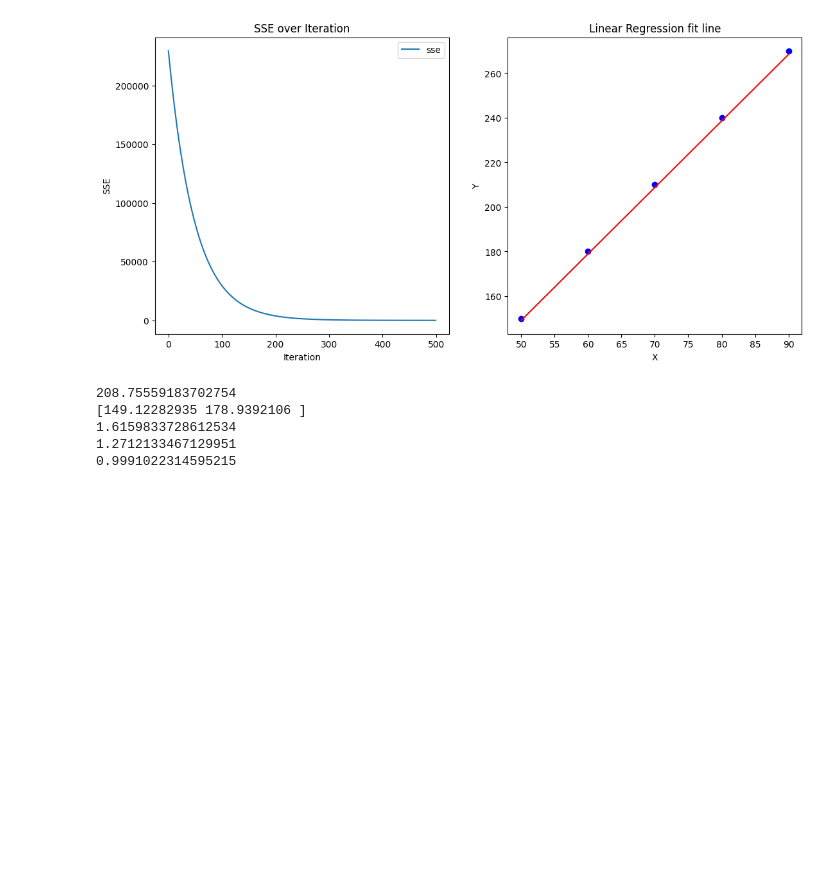
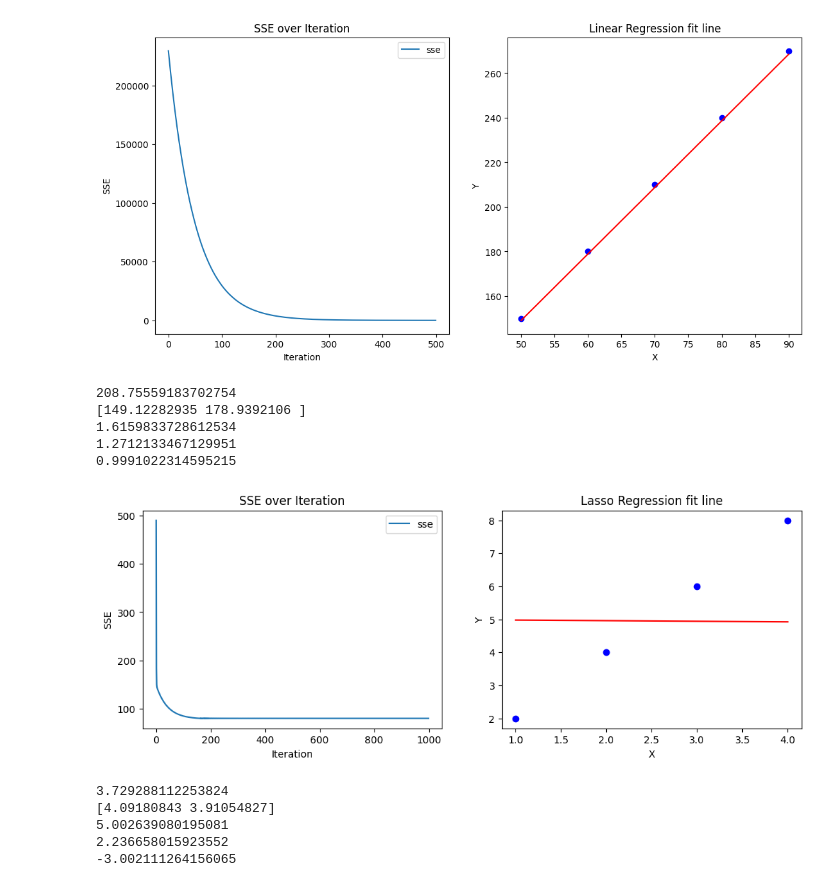
Before and after one commit to mariamgaber123/DEPI_ONL4_AIS2_S2, a Jupyter notebook: machine_learning/Tasks/test.ipynb, the cells around one changed output. Drawn from its saved outputs; the diff is of its cells as text; code cells hidden in the pictures; blank space fills up the shorter version.

Commit message:
Ridge,Lasso,Polynomial Tasks

```diff
--- a/machine_learning/Tasks/test.ipynb
+++ b/machine_learning/Tasks/test.ipynb
@@ -38,3 +38,24 @@ print(l2.calc_R2Score())
 1.6159833728612534
 1.2712133467129951
 0.9991022314595215
+# %%
+x = np.array([[1],[2],[3],[4]])
+y = np.array([2,4,6,8])
+# %%
+from TaskLassoRegression import LassoRegression
+
+l3=LassoRegression(x,y,10)
+l3.fit(0.0100,1000)
+l3.visualize()
+print(l3.predict(70))
+print(l3.predict([50,60]))
+print(l3.calc_MSE())
+print(l3.calc_RMSE())
+print(l3.calc_R2Score())
+# %% [output]
+[figure, added]
+3.729288112253824
+[4.09180843 3.91054827]
+5.002639080195081
+2.236658015923552
+-3.002111264156065
```
Also changed, not shown: parts of 5 cells of this notebook, 3 other files.
